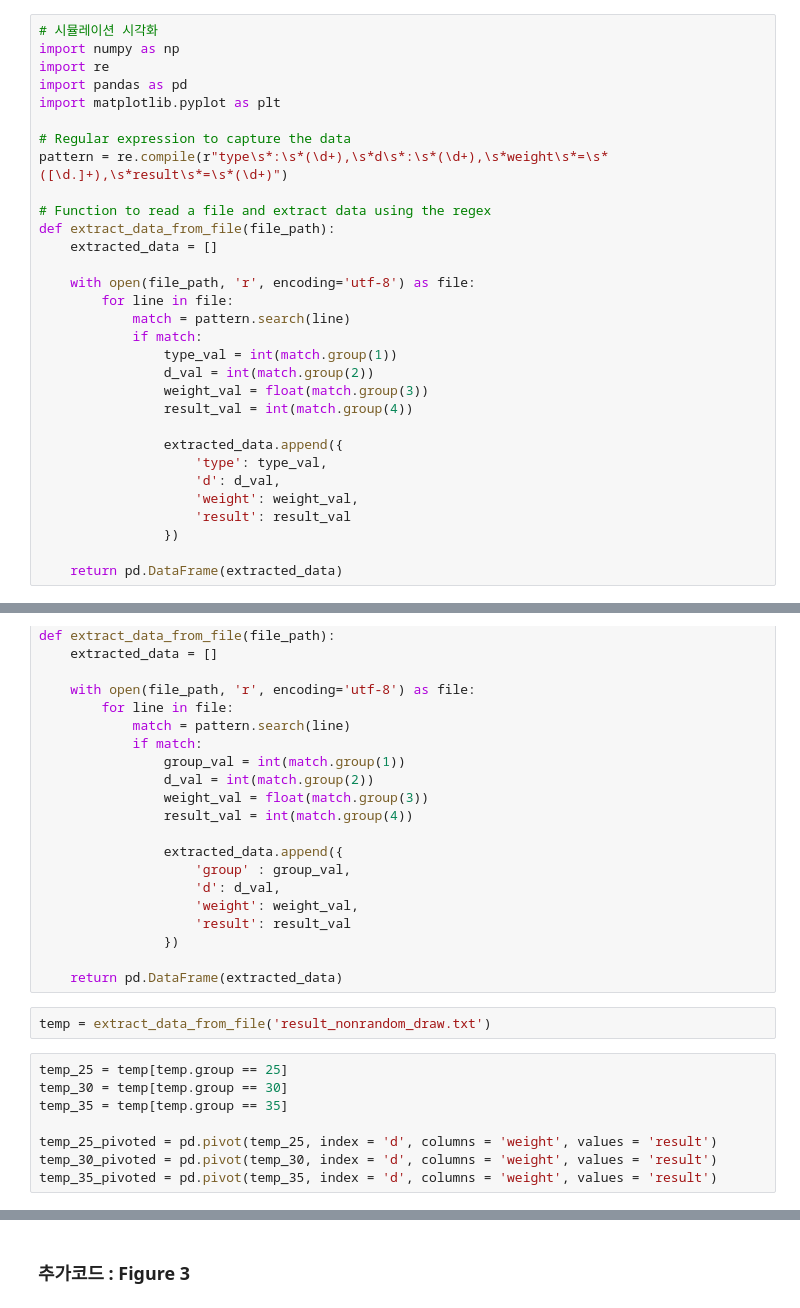
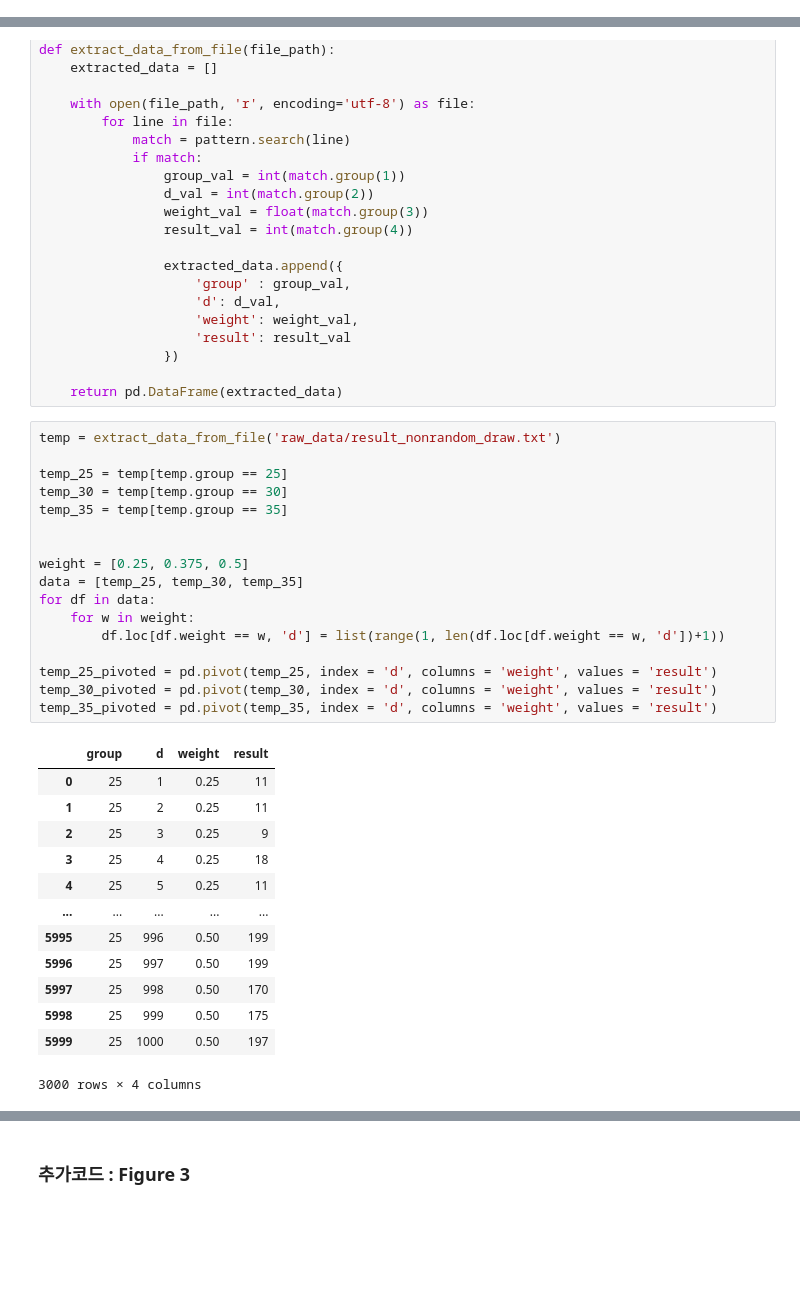
Before and after one commit to woozins/lottery, a Jupyter notebook: lottery_distribute/lottery_secret_code.ipynb, the cells around one changed output, grey strips where cells are left out. Cells and saved outputs as stored; diff of their text form; blank space fills up the shorter version.

```diff
--- a/lottery_distribute/lottery_secret_code.ipynb
+++ b/lottery_distribute/lottery_secret_code.ipynb
@@ -273,34 +273,3 @@ if __name__ == '__main__':
           break
       else:
           total += tmp
-# %%
-# 시뮬레이션 시각화
-import numpy as np
-import re
-import pandas as pd
-import matplotlib.pyplot as plt
-
-# Regular expression to capture the data
-pattern = re.compile(r"type\s*:\s*(\d+),\s*d\s*:\s*(\d+),\s*weight\s*=\s*([\d.]+),\s*result\s*=\s*(\d+)")
-
-# Function to read a file and extract data using the regex
-def extract_data_from_file(file_path):
-    extracted_data = []
-
-    with open(file_path, 'r', encoding='utf-8') as file:
-        for line in file:
-            match = pattern.search(line)
-            if match:
-                type_val = int(match.group(1))
-                d_val = int(match.group(2))
-                weight_val = float(match.group(3))
-                result_val = int(match.group(4))
-
-                extracted_data.append({
-                    'type': type_val,
-                    'd': d_val,
-                    'weight': weight_val,
-                    'result': result_val
-                })
-
-    return pd.DataFrame(extracted_data)
@@ -548,13 +483,34 @@ def extract_data_from_file(file_path):
                 })
 
     return pd.DataFrame(extracted_data)
-# %%
-temp = extract_data_from_file('result_nonrandom_draw.txt')
 # %%
+temp = extract_data_from_file('raw_data/result_nonrandom_draw.txt')
+
 temp_25 = temp[temp.group == 25]
 temp_30 = temp[temp.group == 30]
 temp_35 = temp[temp.group == 35]
 
+
+weight = [0.25, 0.375, 0.5]
+data = [temp_25, temp_30, temp_35]
+for df in data:
+    for w in weight:
+        df.loc[df.weight == w, 'd'] = list(range(1, len(df.loc[df.weight == w, 'd'])+1))
+
 temp_25_pivoted = pd.pivot(temp_25, index = 'd', columns = 'weight', values = 'result')
 temp_30_pivoted = pd.pivot(temp_30, index = 'd', columns = 'weight', values = 'result')
 temp_35_pivoted = pd.pivot(temp_35, index = 'd', columns = 'weight', values = 'result')
+# %% [output]
+|  | group | d | weight | result |
+| 0 | 25 | 1 | 0.25 | 11 |
+| 1 | 25 | 2 | 0.25 | 11 |
+| 2 | 25 | 3 | 0.25 | 9 |
+| 3 | 25 | 4 | 0.25 | 18 |
+| 4 | 25 | 5 | 0.25 | 11 |
+| ... | ... | ... | ... | ... |
+| 5995 | 25 | 996 | 0.50 | 199 |
+| 5996 | 25 | 997 | 0.50 | 199 |
+| 5997 | 25 | 998 | 0.50 | 170 |
+| 5998 | 25 | 999 | 0.50 | 175 |
+| 5999 | 25 | 1000 | 0.50 | 197 |
+3000 rows × 4 columns
```
Also changed, not shown: parts of 15 cells of this notebook, 12 other files.
